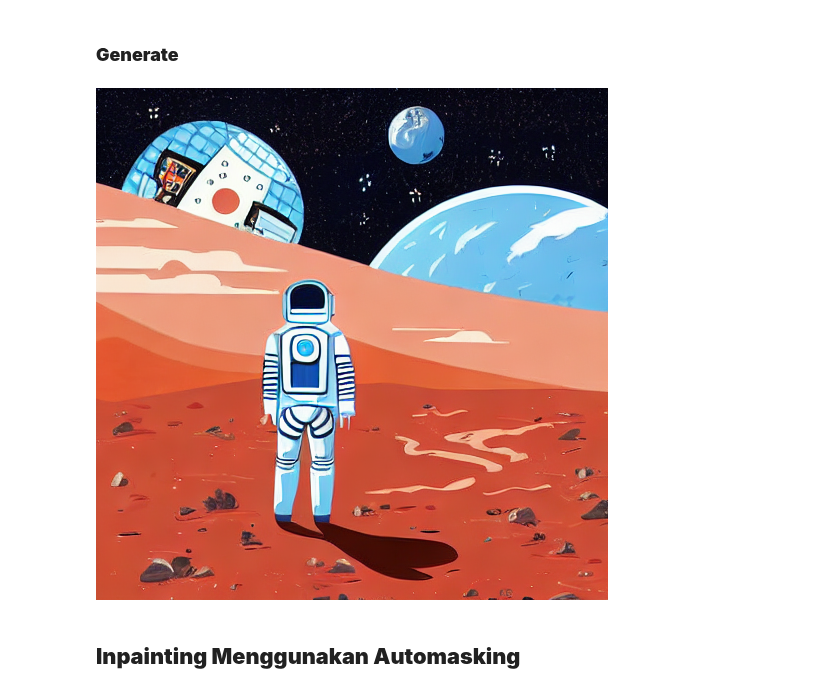
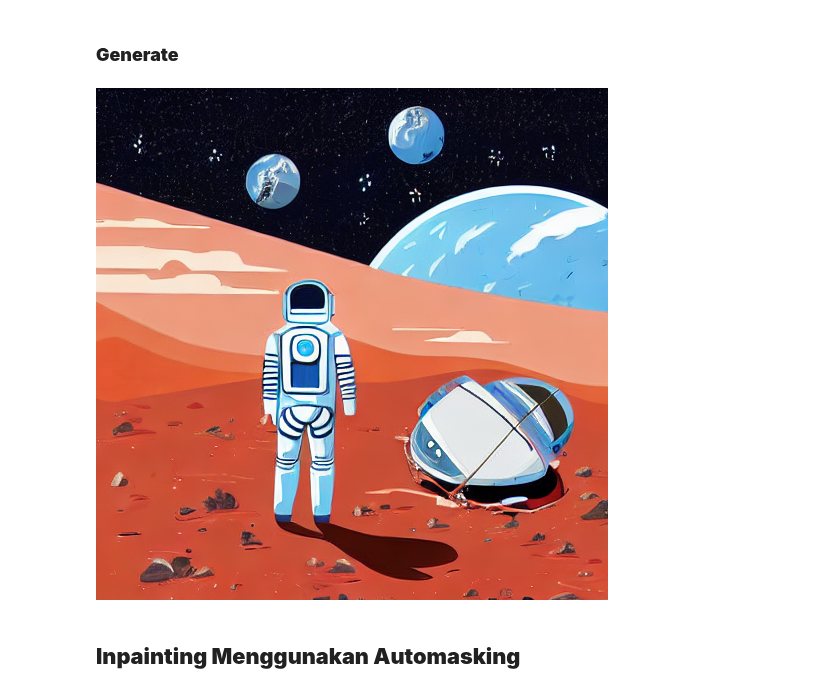
Before and after one commit to istamosh/idcamp-image-generation, a Jupyter notebook: Pipeline_submission_BFGAI_Alfian.ipynb, the cells around one changed output. Drawn from its saved outputs; the diff is of its cells as text; code cells hidden in the pictures.

```diff
--- a/Pipeline_submission_BFGAI_Alfian.ipynb
+++ b/Pipeline_submission_BFGAI_Alfian.ipynb
@@ -213,24 +217,26 @@ display(mask)
 ### **Generate**
 # %%
 INPAINT_PROMPT = (
-    "a broken satellite tumbling in space, solar panels bent and shattered, "
-    "metallic debris floating, 2D digital illustration, clean art style, flat colors"
+    "a wrecked satellite sitting on red Martian soil next to an astronaut, "
+    "large golden solar panels bent outward to both sides, central metallic body, "
+    "crash debris and broken parts on the ground, "
+    "2D digital illustration, clean flat color art style"
 )
 INPAINT_NEGATIVE_PROMPT = (
     "photorealistic, realistic, photograph, 3D render, messy, blurry, "
     "low quality, bad art, ugly, sketch, grainy, unfinished, chromatic aberration"
 )
 
 inpainted_image = inpaint_engine(
     image=simple_image,
     mask=mask,
     prompt=INPAINT_PROMPT,
     negative_prompt=INPAINT_NEGATIVE_PROMPT,
     seed=9,
 )
 display(inpainted_image)
 # %% [output]
-[figure, old version]
+[figure, new version]
 # %% [markdown]
 ## **Inpainting Menggunakan Automasking**
 # %% [markdown]
```
Also changed, not shown: parts of 1 cell of this notebook.
